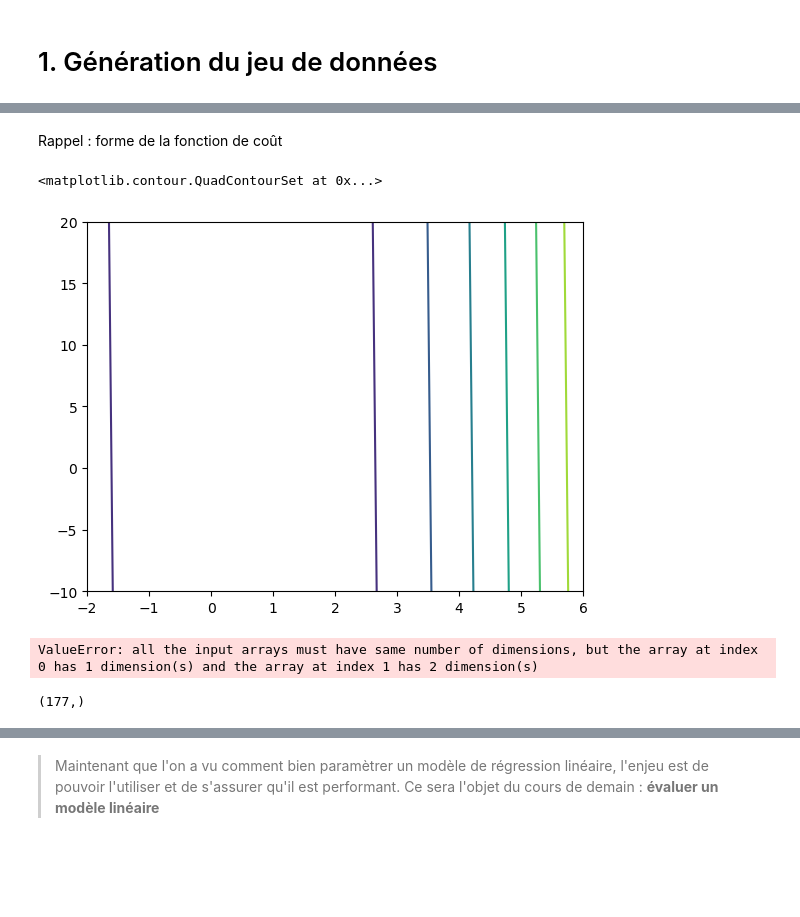
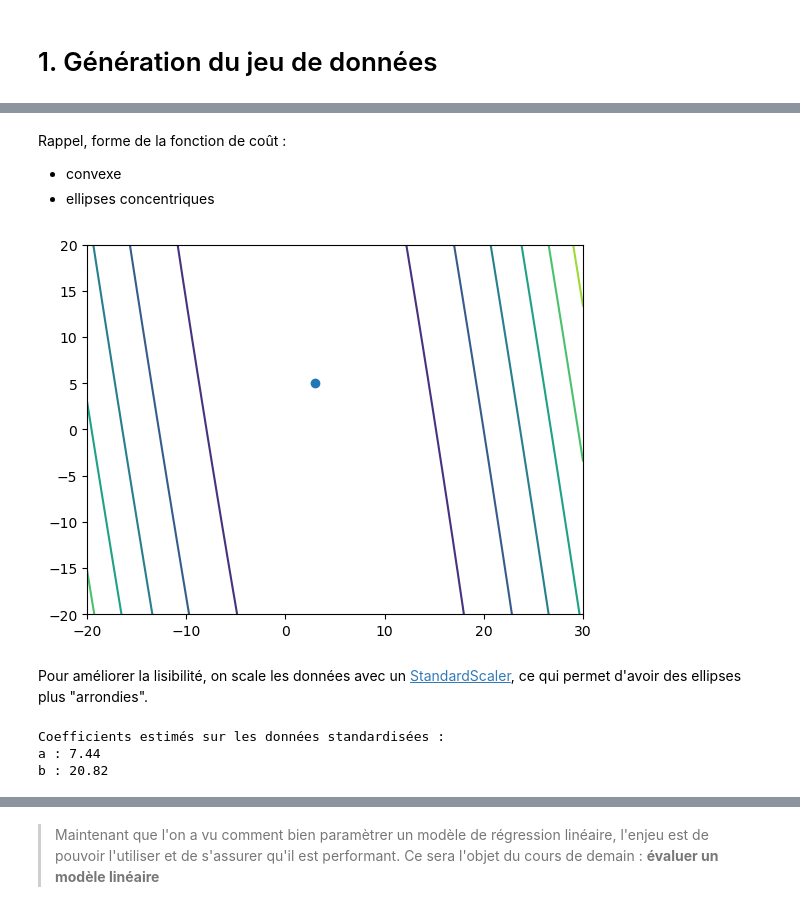
Before and after one commit to basile-desjuzeur/Intro-to-ML, a Jupyter notebook: 3.gradient_descent.ipynb, the cells around one changed output, grey strips where cells are left out. Cells and saved outputs as stored; diff of their text form; code cells hidden in the pictures; blank space fills up the shorter version.

```diff
--- a/3.gradient_descent.ipynb
+++ b/3.gradient_descent.ipynb
@@ -30,27 +25,39 @@ plt.scatter(X, y);
 # %% [markdown]
-Rappel : forme de la fonction de coût
+Rappel, forme de la fonction de coût :
+
+- convexe
+- ellipses concentriques
 # %%
 from utils import generate_mse_grid
 
 # grille de paramètres
-intercept_vals = np.linspace(-10, 20, 100)
-slope_vals = np.linspace(-2, 6, 100)
+intercept_vals = np.linspace(-20, 20, 100)
+slope_vals = np.linspace(-20, 30, 100)
+X, y = generate_tree_dataset(slope=3, intercept=5)
 
 MSE_grid = generate_mse_grid(X, y, intercept_vals, slope_vals)
 
 plt.contour(slope_vals, intercept_vals, MSE_grid)
+plt.scatter(3, 5);
 # %% [output]
-<matplotlib.contour.QuadContourSet at 0x...>
-[figure, old version]
+[figure, new version]
-# %%
-from sklearn.linear_model import LinearRegression
-
-model = LinearRegression(fit_intercept=True)
-model.fit(np.hstack([np.ones(177),X]), y)
-model.coef_
-# %% [output]
-ValueError: all the input arrays must have same number of dimensions, but the array at index 0 has 1 dimension(s) and the array at index 1 has 2 dimension(s)
-# %%
-X.flatten().shape
-# %% [output]
-(177,)
+# %% [markdown]
+Pour améliorer la lisibilité, on scale les données avec un [StandardScaler](https://scikit-learn.org/stable/modules/generated/sklearn.preprocessing.StandardScaler.html), ce qui permet d'avoir des ellipses plus "arrondies".
+# %%
+from sklearn.preprocessing import StandardScaler
+from sklearn.linear_model import LinearRegression
+from sklearn.pipeline import make_pipeline
+
+X, y = generate_tree_dataset(slope=3, intercept=5, add_constant=False)
+pipe = make_pipeline(StandardScaler(), LinearRegression(fit_intercept=True))
+
+pipe.fit(X, y)
+
+a_hat, b_hat = pipe[-1].coef_[0], pipe[-1].intercept_
+
+print("Coefficients estimés sur les données standardisées : ")
+print("a : {:.2f}\nb : {:.2f}".format(a_hat, b_hat))
+# %% [output]
+Coefficients estimés sur les données standardisées :
+a : 7.44
+b : 20.82
```
Also changed, not shown: parts of 11 cells of this notebook, 2 other files.
